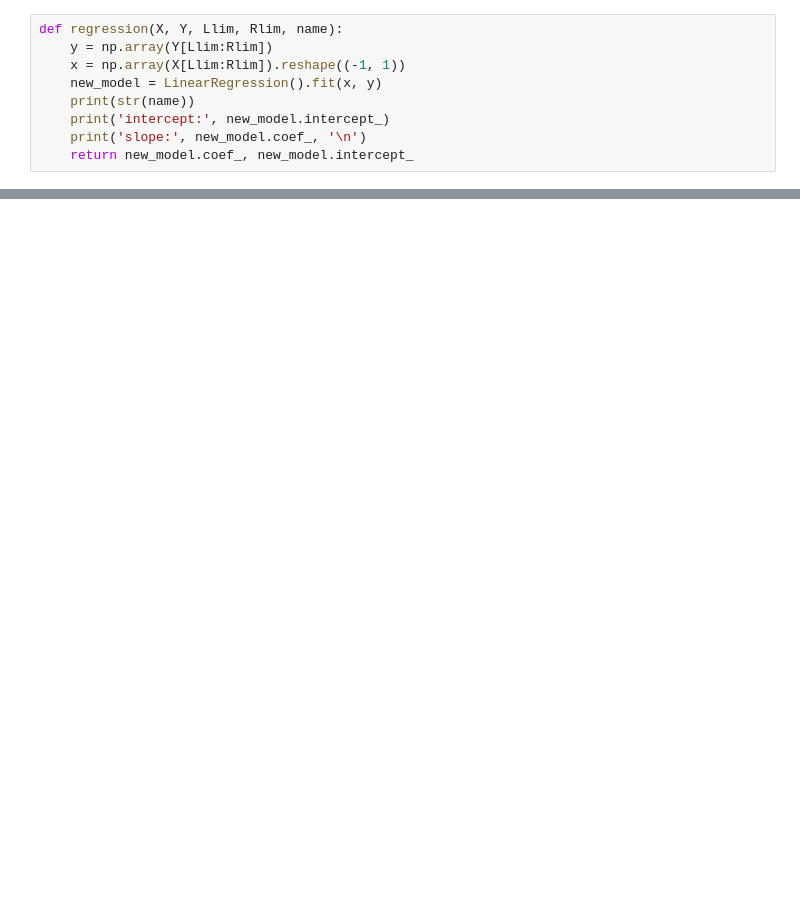
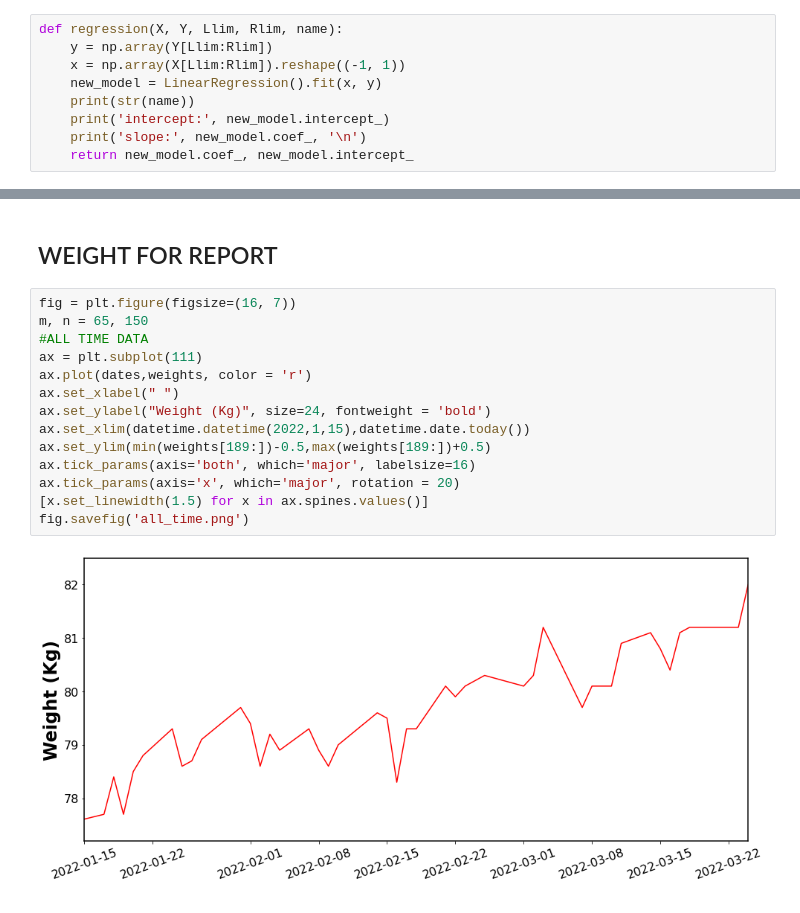
Before and after one commit to alexfulleda98/Fitness, a Jupyter notebook: MyFitnessJourney.ipynb, the cells around one changed output, grey strips where cells are left out. Drawn from its saved outputs; the diff is of its cells as text; blank space fills up the shorter version.

```diff
--- a/MyFitnessJourney.ipynb
+++ b/MyFitnessJourney.ipynb
@@ -100,0 +104,18 @@ fig.tight_layout()
+# %% [markdown]
+## WEIGHT FOR REPORT
+# %%
+fig = plt.figure(figsize=(16, 7))
+m, n = 65, 150
+#ALL TIME DATA
+ax = plt.subplot(111)
+ax.plot(dates,weights, color = 'r')
+ax.set_xlabel(" ")
+ax.set_ylabel("Weight (Kg)", size=24, fontweight = 'bold')
+ax.set_xlim(datetime.datetime(2022,1,15),datetime.date.today())
+ax.set_ylim(min(weights[189:])-0.5,max(weights[189:])+0.5)
+ax.tick_params(axis='both', which='major', labelsize=16)
+ax.tick_params(axis='x', which='major', rotation = 20)
+[x.set_linewidth(1.5) for x in ax.spines.values()]
+fig.savefig('all_time.png')
+# %% [output]
+[figure, added]
```
Also changed, not shown: parts of 18 cells of this notebook, 6 other files.
